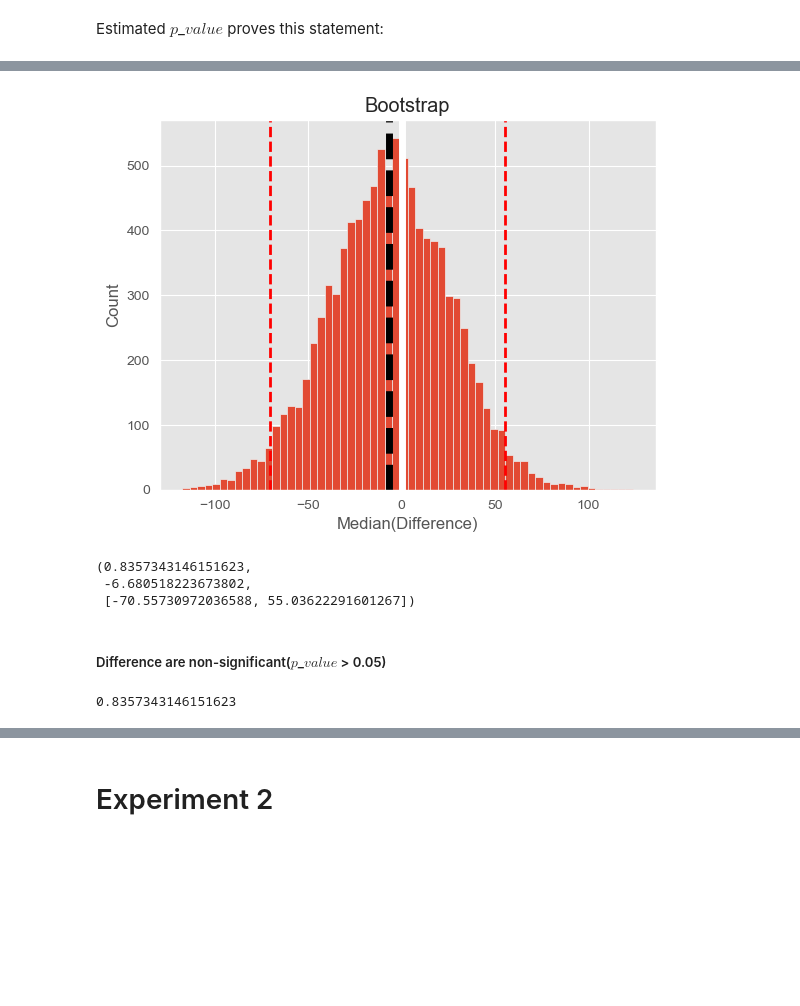
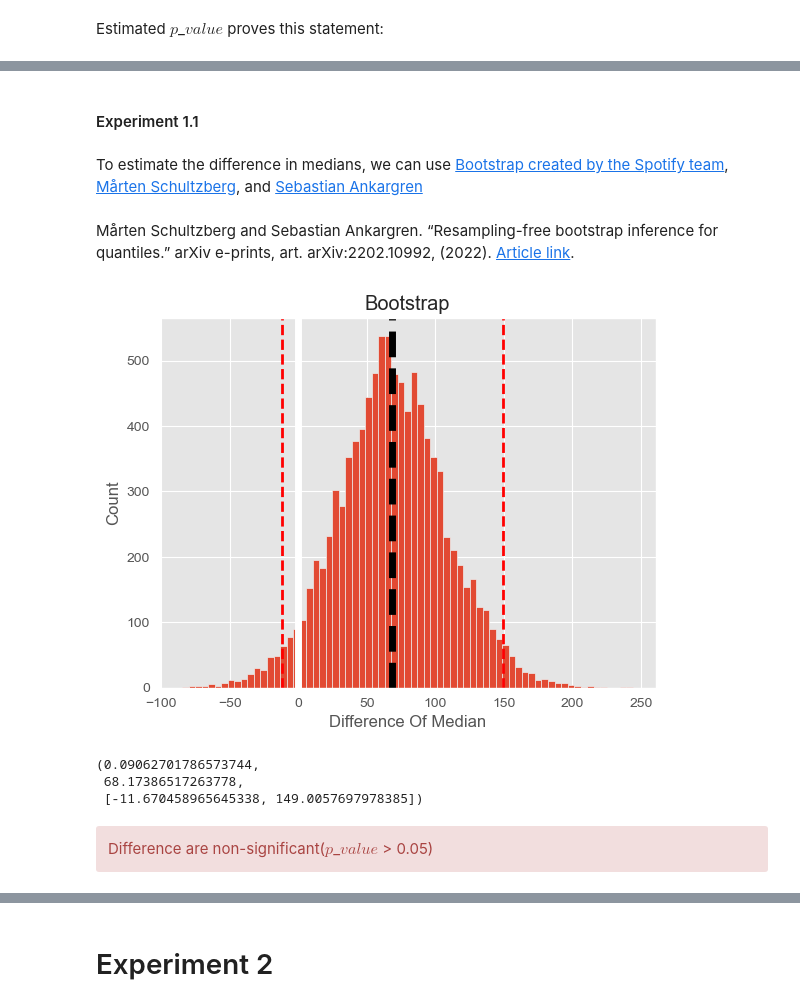
Before and after one commit to timofeytkachenko/fastbootstrap, a Jupyter notebook: bootstrap_experiment.ipynb, the cells around one changed output, grey strips where cells are left out. Saved outputs shown, nothing was run; the diff lists cells and outputs as text; code cells hidden in the pictures; blank space fills up the shorter version.

Commit message:
compare_functions module added; some experiment explanations were added

```diff
--- a/bootstrap_experiment.ipynb
+++ b/bootstrap_experiment.ipynb
@@ -63,18 +67,22 @@ p_value
+# %% [markdown]
+#### Experiment 1.1
+# %% [markdown]
+To estimate the difference in medians, we can use [Bootstrap created by the Spotify team](https://engineering.atspotify.com/2022/03/comparing-quantiles-at-scale-in-online-a-b-testing/), [Mårten Schultzberg](https://github.com/MSchultzberg), and [Sebastian Ankargren](https://github.com/ankargren)
+# %% [markdown]
+Mårten Schultzberg and Sebastian Ankargren. “Resampling-free bootstrap inference for quantiles.” arXiv e-prints, art. arXiv:2202.10992, (2022). [Article link](https://arxiv.org/abs/2202.10992).
 # %%
-p_value, bootstrap_difference_mean,\
-    bootstrap_confidence_interval, bootstrap_difference_distribution = bootstrap(sample_1, sample_2, statistic=np.median)
+p_value, bootstrap_difference_mean, bootstrap_confidence_interval,\
+    bootstrap_difference_distribution = bootstrap(sample_1, sample_2, statistic=difference_of_median)
 p_value, bootstrap_difference_mean, bootstrap_confidence_interval
 # %% [output]
-[figure, old version]
+[figure, new version]
-(0.8357343146151623,
- -6.680518223673802,
- [-70.55730972036588, 55.03622291601267])
+(0.09062701786573744,
+ 68.17386517263778,
+ [-11.670458965645338, 149.0057697978385])
 # %% [markdown]
-##### Difference are non-significant($p$_$value$ > 0.05)
+<div class="alert alert-block alert-danger">
+Difference are non-significant($p$_$value$ > 0.05)
+</div>
-# %%
-p_value
-# %% [output]
-0.8357343146151623
 # %%
 p_value, bootstrap_mean,\
     bootstrap_confidence_interval, bootstrap_difference_distribution = spotify_two_sample_bootstrap(sample_1, sample_2)
```
Also changed, not shown: parts of 28 cells of this notebook, 3 other files.
